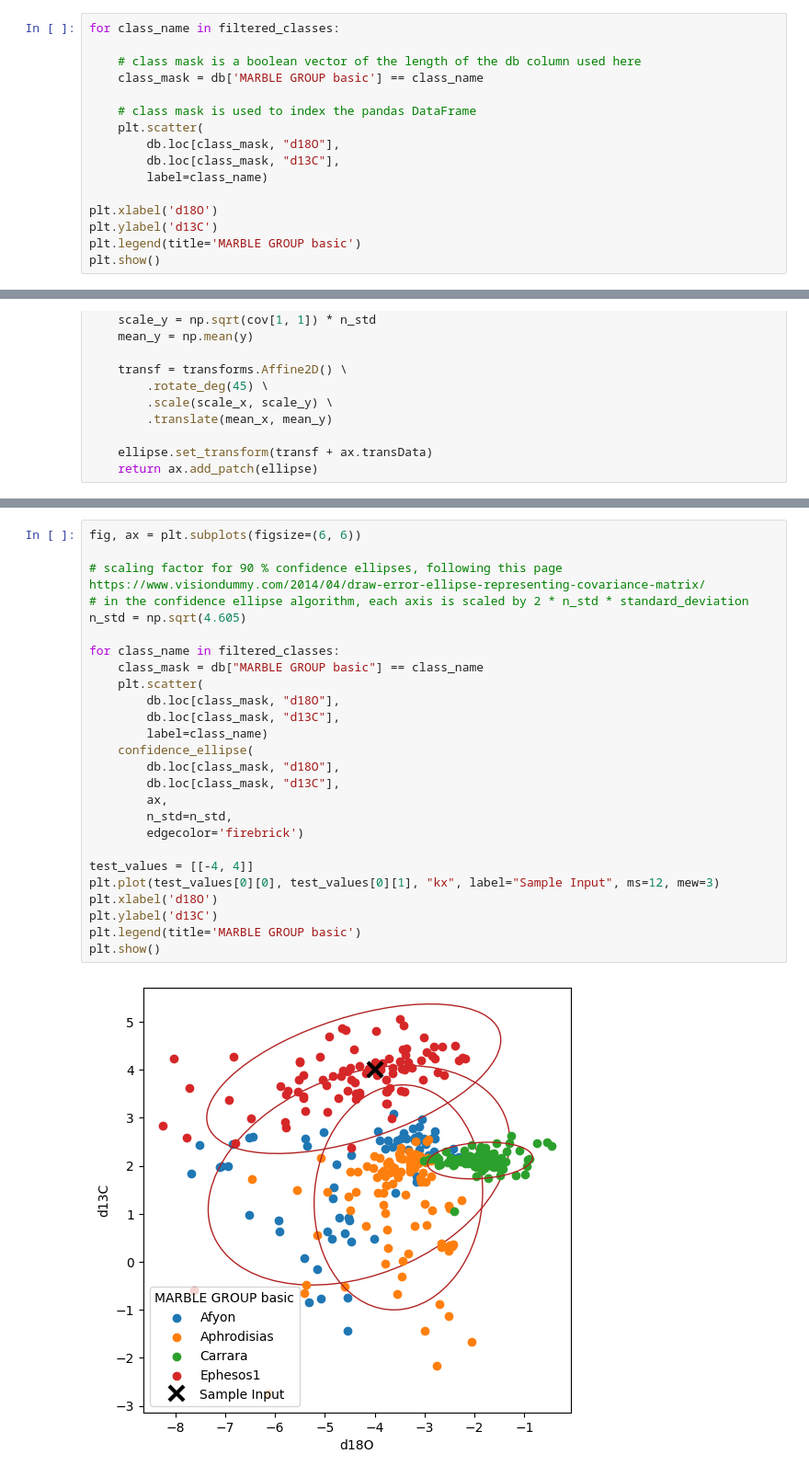
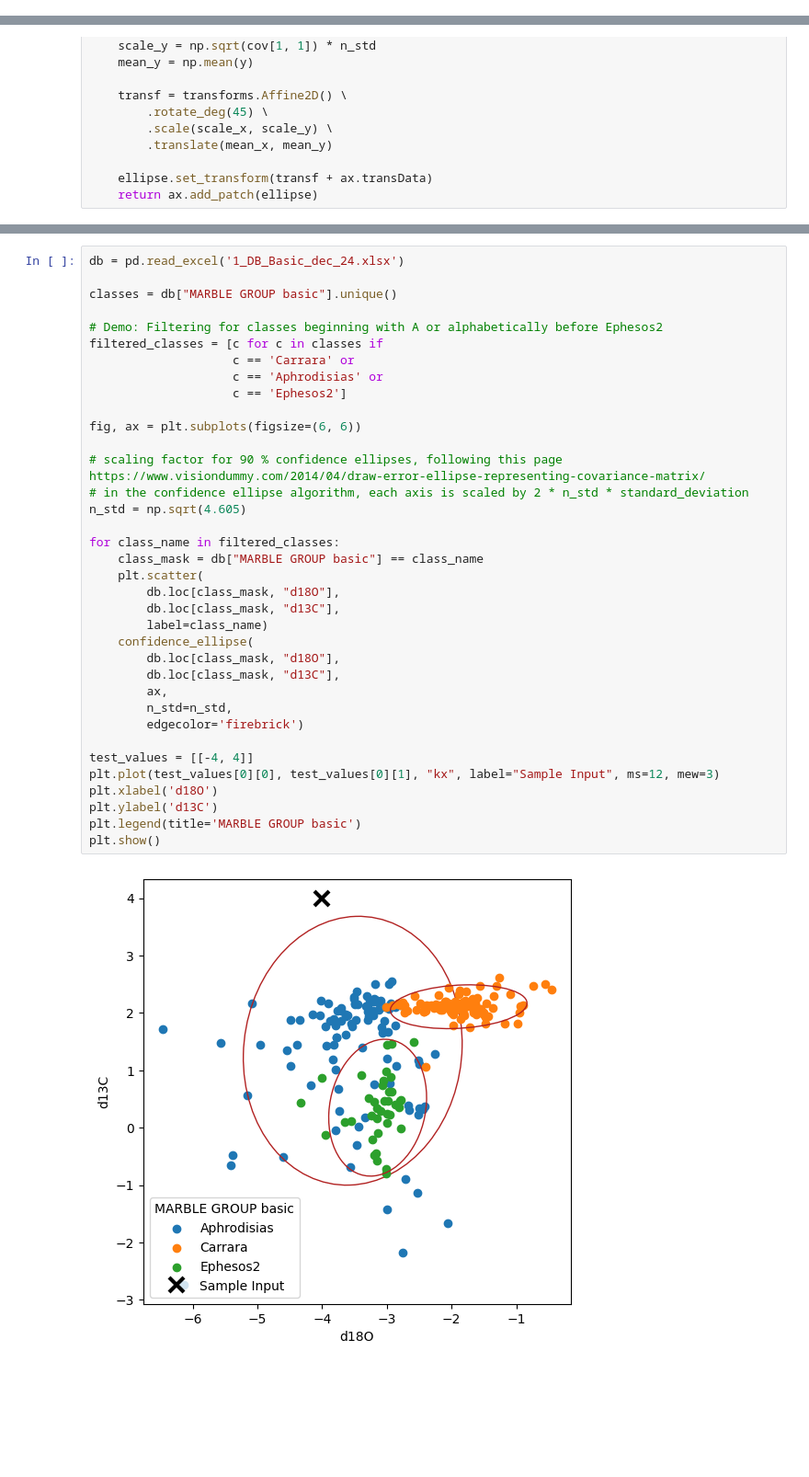
Before and after one commit to jsutphen/marbleClassification, a Jupyter notebook: classification.ipynb, the cells around one changed output, grey strips where cells are left out. Shown: that part at 92% size. Saved outputs shown, nothing was run; the diff lists cells and outputs as text; blank space fills up the shorter version.

```diff
--- a/classification.ipynb
+++ b/classification.ipynb
@@ -36,16 +12,0 @@ Accessing data from the db works like this:
-# %%
-for class_name in filtered_classes:
-
-    # class mask is a boolean vector of the length of the db column used here
-    class_mask = db['MARBLE GROUP basic'] == class_name
-
-    # class mask is used to index the pandas DataFrame
-    plt.scatter(
-        db.loc[class_mask, "d18O"],
-        db.loc[class_mask, "d13C"],
-        label=class_name)
-
-plt.xlabel('d18O')
-plt.ylabel('d13C')
-plt.legend(title='MARBLE GROUP basic')
-plt.show()
@@ -110,28 +71,38 @@ Here, we show how the confidence ellipses are drawn around the LDA-transformed d
 # %%
+db = pd.read_excel('1_DB_Basic_dec_24.xlsx')
+
+classes = db["MARBLE GROUP basic"].unique()
+
+# Demo: Filtering for classes beginning with A or alphabetically before Ephesos2
+filtered_classes = [c for c in classes if
+                    c == 'Carrara' or
+                    c == 'Aphrodisias' or
+                    c == 'Ephesos2']
+
 fig, ax = plt.subplots(figsize=(6, 6))
 
 # scaling factor for 90 % confidence ellipses, following this page https://www.visiondummy.com/2014/04/draw-error-ellipse-representing-covariance-matrix/
 # in the confidence ellipse algorithm, each axis is scaled by 2 * n_std * standard_deviation
 n_std = np.sqrt(4.605)
 
 for class_name in filtered_classes:
     class_mask = db["MARBLE GROUP basic"] == class_name
     plt.scatter(
         db.loc[class_mask, "d18O"],
         db.loc[class_mask, "d13C"],
         label=class_name)
     confidence_ellipse(
         db.loc[class_mask, "d18O"],
         db.loc[class_mask, "d13C"],
         ax,
         n_std=n_std,
         edgecolor='firebrick')
 
 test_values = [[-4, 4]]
 plt.plot(test_values[0][0], test_values[0][1], "kx", label="Sample Input", ms=12, mew=3)
 plt.xlabel('d18O')
 plt.ylabel('d13C')
 plt.legend(title='MARBLE GROUP basic')
 plt.show()
 # %% [output]
-[figure, old version]
+[figure, new version]
```
Also changed, not shown: parts of 13 cells of this notebook.
